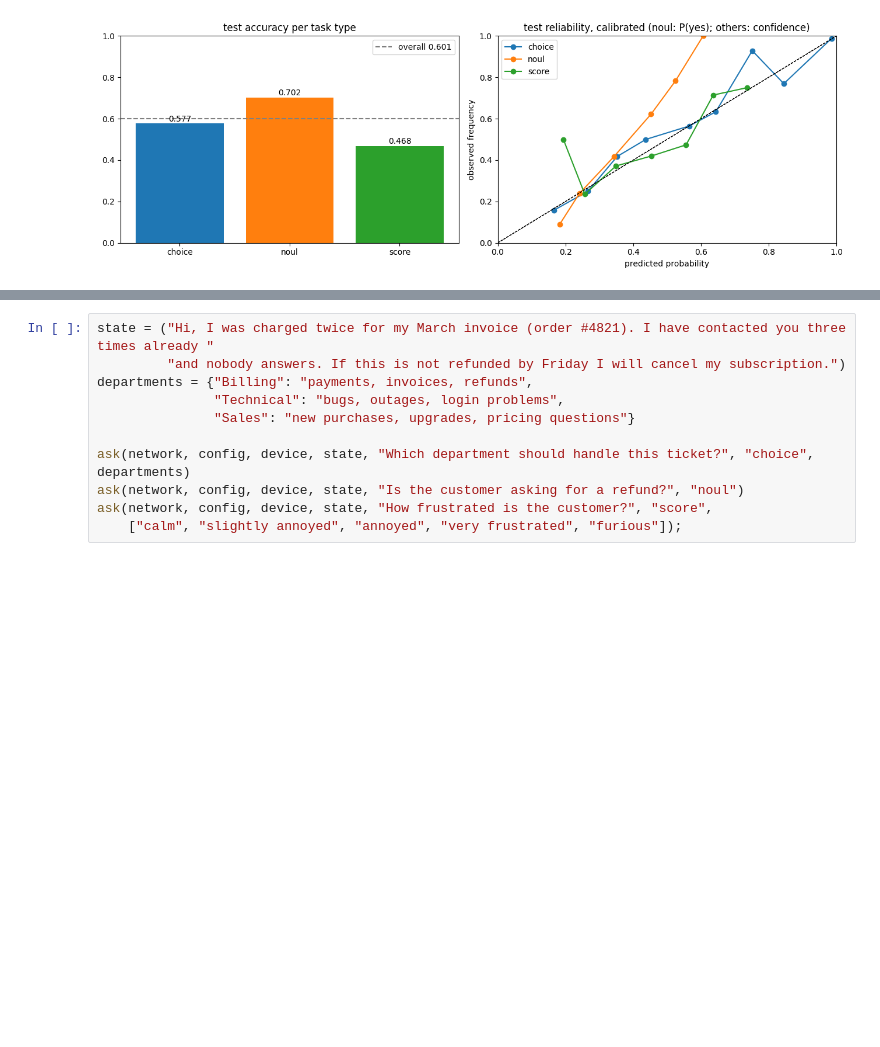
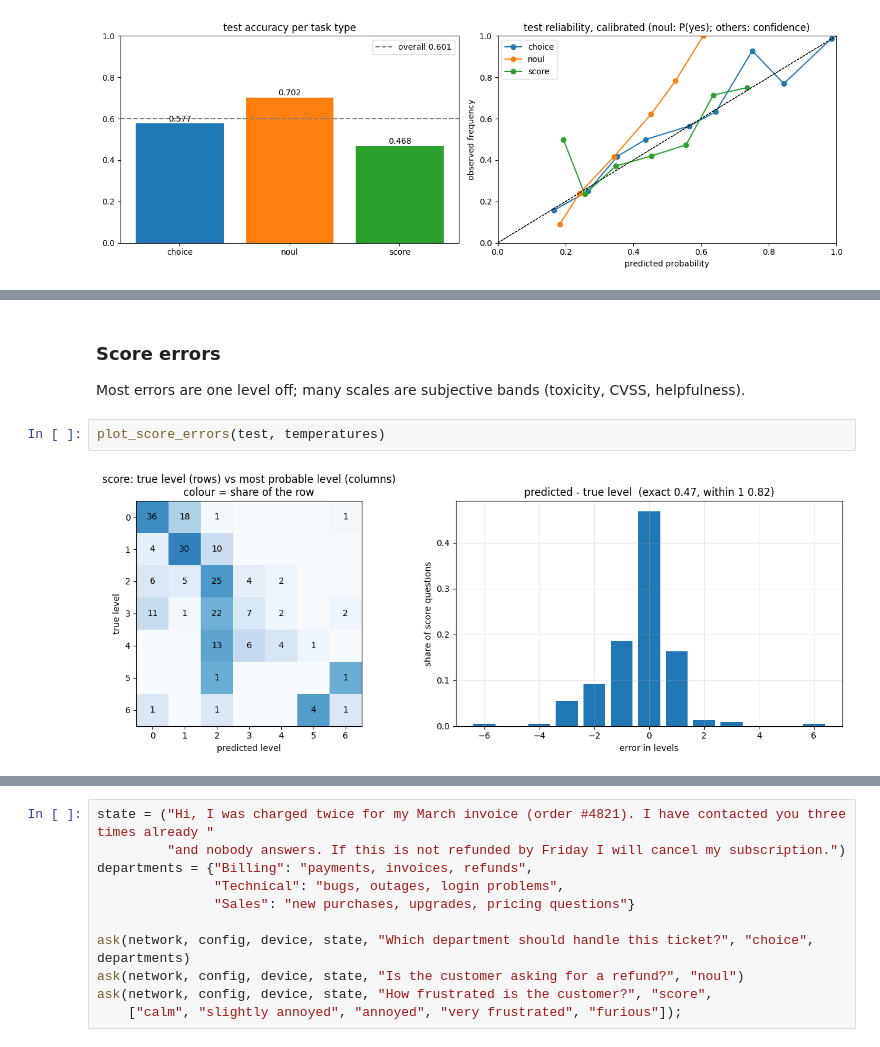
Before and after one commit to Alichnikof/nbev, a Jupyter notebook: deberta_full_walkthrough.ipynb, the cells around one changed output, grey strips where cells are left out. Cells and saved outputs as stored; diff of their text form; blank space fills up the shorter version.

```diff
--- a/deberta_full_walkthrough.ipynb
+++ b/deberta_full_walkthrough.ipynb
@@ -380,0 +508,8 @@ plot_test_results(test, test_metrics, temperatures)
+# %% [markdown]
+### Score errors
+
+Most errors are one level off; many scales are subjective bands (toxicity, CVSS, helpfulness).
+# %%
+plot_score_errors(test, temperatures)
+# %% [output]
+[figure, added]
```
Also changed, not shown: parts of 25 cells of this notebook, 13 other files.
